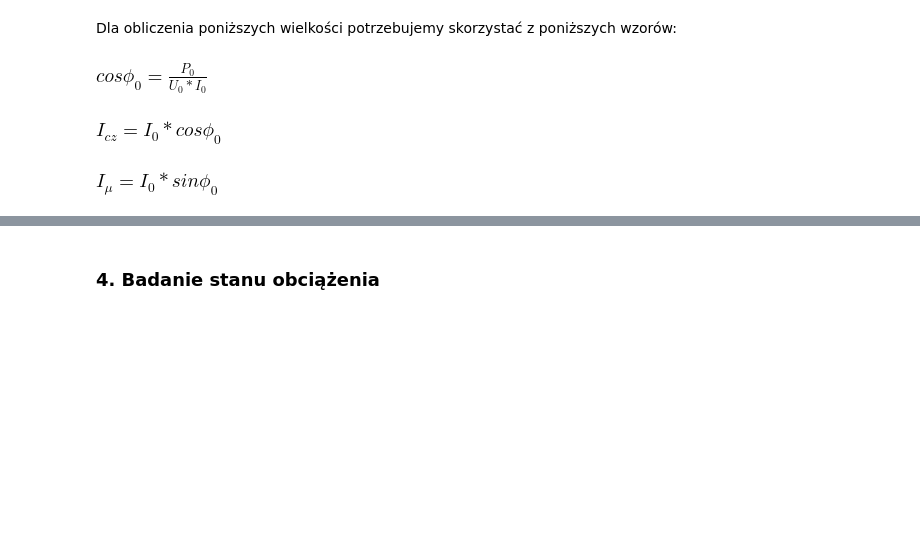
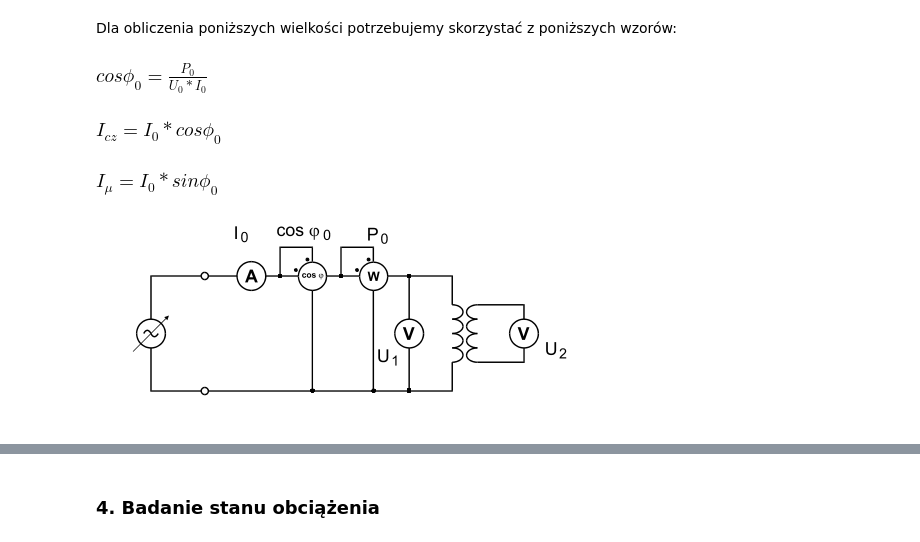
Before and after one commit to yellowBunnyy/elektrotechnika, a Jupyter notebook: cwiczenie_3_transformatory.ipynb, the cells around one changed output, grey strips where cells are left out. Saved outputs shown, nothing was run; the diff lists cells and outputs as text; code cells hidden in the pictures; blank space fills up the shorter version.

```diff
--- a/cwiczenie_3_transformatory.ipynb
+++ b/cwiczenie_3_transformatory.ipynb
@@ -75,6 +76,11 @@ Dla obliczenia poniższych wielkości potrzebujemy skorzystać z poniższych wzo
 ### $cos\phi_{0}=\frac {P_{0}}{U_{0} * I_{0}}$
 ### $I_{cz}=I_{0}*cos\phi_{0}$
 ### $I_{\mu}=I_{0}*sin\phi_{0}$
+# %%
+path = "./jalowy.png"
+Image(path)
+# %% [output]
+[figure, added]
 # %%
 l = [1,2,3,0,0,0]
 data = [[230, 0.168, 7.6],
```
Also changed, not shown: parts of 10 cells of this notebook, 3 other files.
